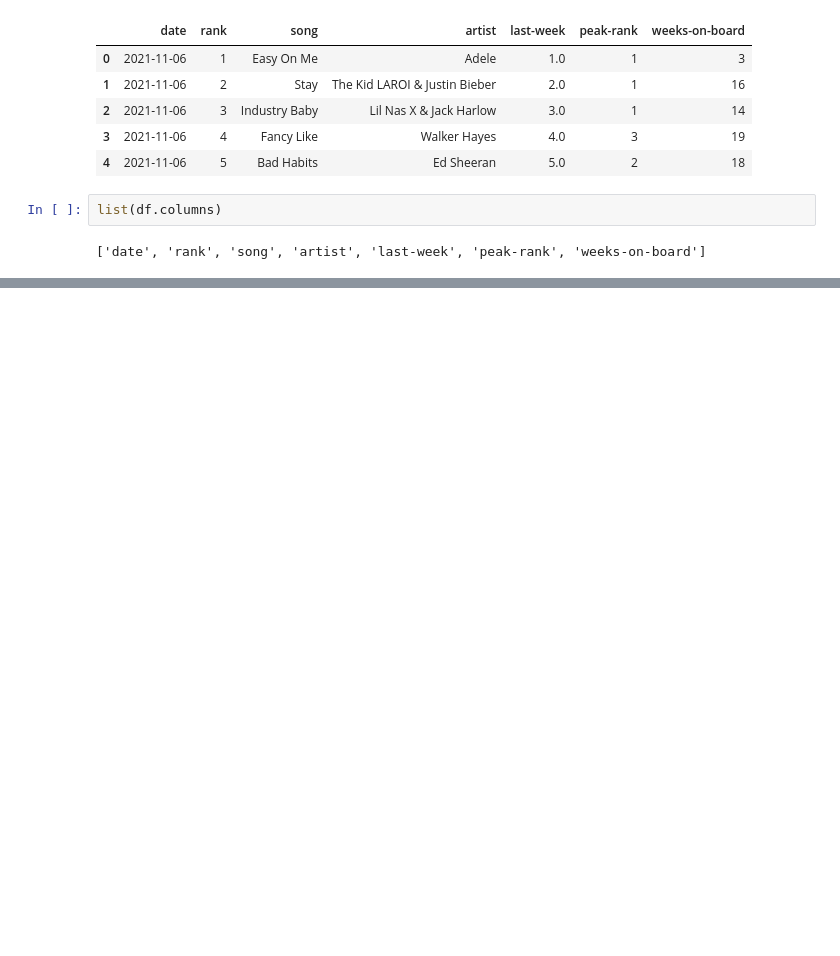
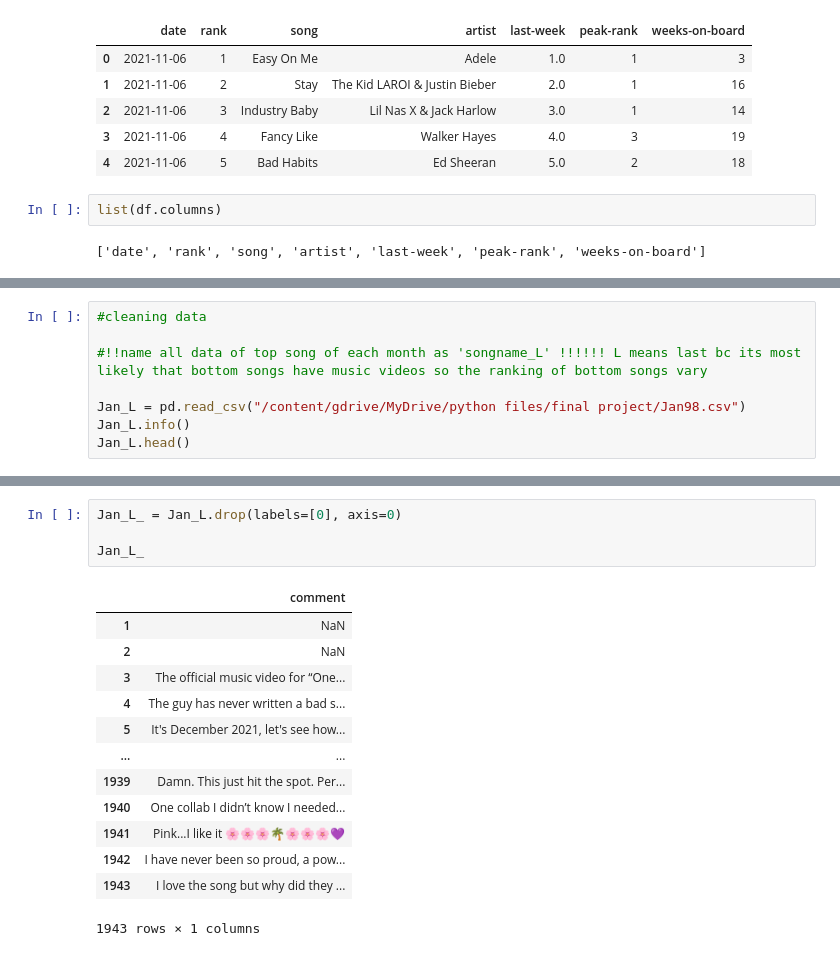
Before and after one commit to itsumiii/itsumiii, a Jupyter notebook: ItsumiNagakura_DASMA51_FinalProject.ipynb, the cells around one changed output, grey strips where cells are left out. Drawn from its saved outputs; the diff is of its cells as text; blank space fills up the shorter version.

```diff
--- a/ItsumiNagakura_DASMA51_FinalProject.ipynb
+++ b/ItsumiNagakura_DASMA51_FinalProject.ipynb
@@ -214,0 +248,8 @@ df.loc[(df['date'].dt.month==11)&(df['date'].dt.year==2021)]
+# %%
+#cleaning data
+
+#!!name all data of top song of each month as 'songname_L' !!!!!! L means last bc its most likely that bottom songs have music videos so the ranking of bottom songs vary
+
+Jan_L = pd.read_csv("/content/gdrive/MyDrive/python files/final project/Jan98.csv")
+Jan_L.info()
+Jan_L.head()
@@ -214,0 +271,18 @@ df.loc[(df['date'].dt.month==11)&(df['date'].dt.year==2021)]
+# %%
+Jan_L_ = Jan_L.drop(labels=[0], axis=0)
+
+Jan_L_
+# %% [output]
+|  | comment |
+| 1 | NaN |
+| 2 | NaN |
+| 3 | The official music video for “One... |
+| 4 | The guy has never written a bad s... |
+| 5 | It's December 2021, let's see how... |
+| ... | ... |
+| 1939 | Damn. This just hit the spot. Per... |
+| 1940 | One collab I didn’t know I needed... |
+| 1941 | Pink...I like it 🌸🌸🌸🌴🌸🌸🌸💜 |
+| 1942 | I have never been so proud, a pow... |
+| 1943 | I love the song but why did they ... |
+1943 rows × 1 columns
```
Also changed, not shown: parts of 130 cells of this notebook.
